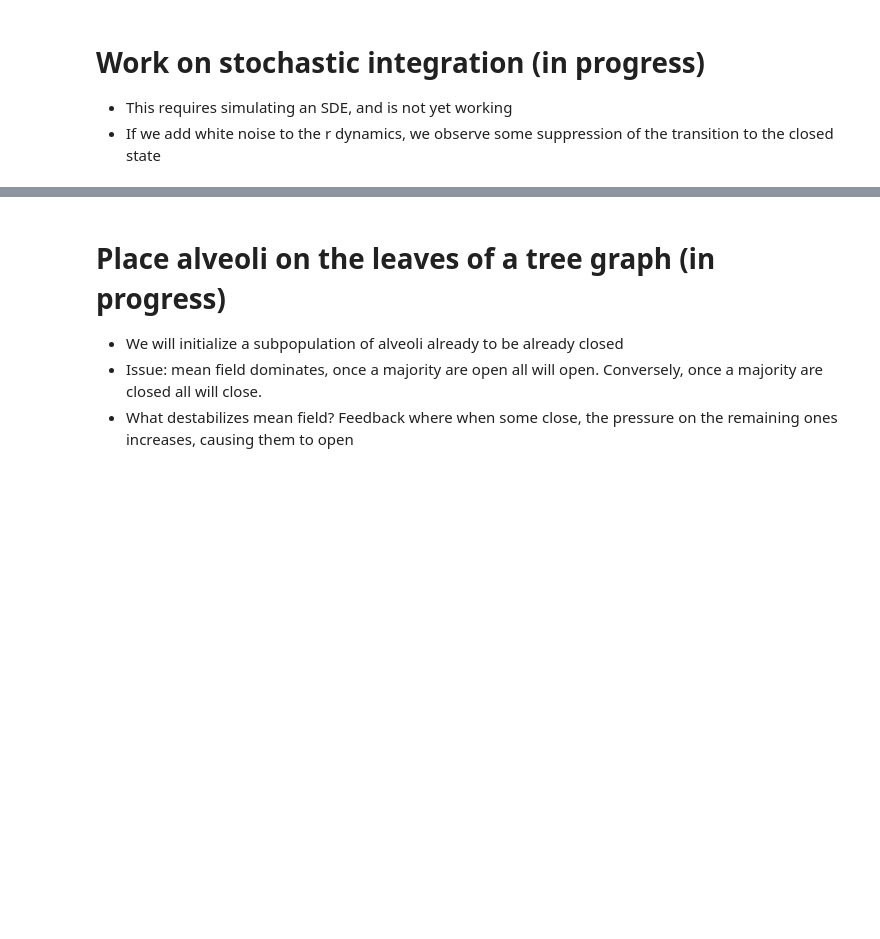
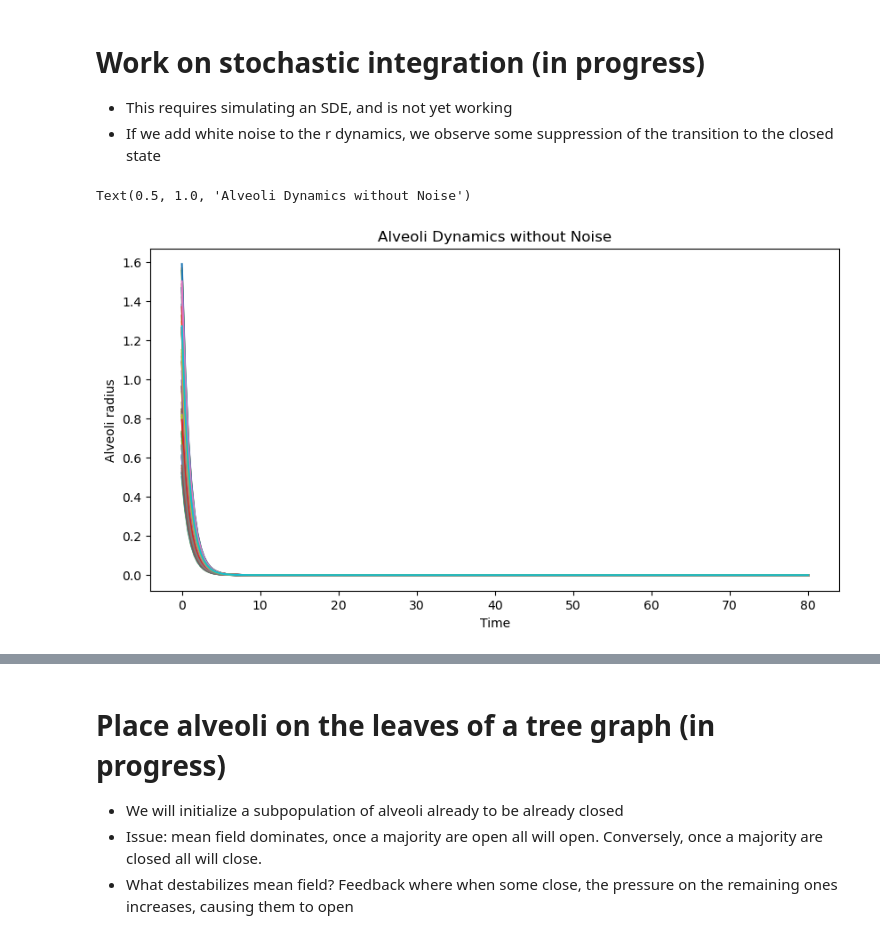
Before and after one commit to williamgilpin/alveoli, a Jupyter notebook: alveoli_model.ipynb, the cells around one changed output, grey strips where cells are left out. Saved outputs shown, nothing was run; the diff lists cells and outputs as text; code cells hidden in the pictures; blank space fills up the shorter version.

```diff
--- a/alveoli_model.ipynb
+++ b/alveoli_model.ipynb
@@ -139,67 +221,98 @@ class AlveoliModel:
     Alveoli model: elastic response function
 
     Attributes:
-        alpha (float or ndarray): the stiffness of the elastic response
-        beta (float or ndarray): the nonlinear stiffness of the elastic response
+        rclose (float or ndarray): the radius of the alveoli in the closed state
+        ropen (float or ndarray): the radius of the alveoli in the open state
+        rthresh (float or ndarray): the threshold radius for the alveoli to switch between states
         omega (float or ndarray): the frequency of the forcing
         gamma (float or ndarray): the amplitude of the forcing
         k (float or ndarray): the coupling among alveoli
-        eta (float or ndarray): the noise amplitude
     """
 
-    def __init__(self, k=1, alpha=1, beta=1, omega=1, gamma=0.1, eta=0.0):
-        self.alpha = alpha
-        self.beta = beta
+    def __init__(self, k=1, rclose=0, ropen=1, rthresh=None, omega=1, gamma=0.1, eta=0.0):
+        self.rclose = rclose
+        self.ropen = ropen
+        if rthresh is None:
+            self.rthresh = (rclose + ropen) / 2
+        else:
+            self.rthresh = rthresh
+
         self.omega = omega
         self.gamma = gamma
         self.k = k
-        self.rc = np.sqrt(self.beta / self.alpha)
         self.eta = eta
 
-    def rhs(self, t, r):
-        force = self.gamma * jnp.cos(self.omega * t)
-        rs = r - self.rc
+    # def rhs(self, t, r):
+    #     force = self.gamma * jnp.cos(self.omega * t)
+    #     rs = r - self.rc
 
-        rdot = 0.1 * force  * r # forcing term
-        rdot += -self.alpha * rs ** 3 + self.beta * rs # elastic response
-        rdot += self.k @ rs # coupling
+    #     rdot = 0.1 * force  * r # forcing term
+    #     rdot += -self.alpha * rs ** 3 + self.beta * rs # elastic response
+    #     rdot += self.k @ rs # coupling
 
+    #     return rdot
+
+    # def rhs(self, t, X):
+    #     r = X
+
+    #     # inspiration
+    #     force = self.gamma * jnp.cos(self.omega * t)
+    #     # occasional sighing, 4x amplitude in volume
+    #     force += 1.2 * smooth_pulse(t, amplitude=1.0, pulse_width=0.5, period=100.0)
+
+    #     rdot = 0
+    #     rdot += force
+    #     rdot += - (r - self.rclose) * (r - self.rthresh) * (r - self.ropen) # elastic response
+    #     rdot += np.sum(self.k * (r[None, :] - r[:, None]), axis=0) # coupling
+    #     return rdot
+
+    def rhs(self, t, X):
+        rdot = -X
         return rdot
 
     def solve(self, t, X0):
 
         t0, t1 = float(t[0]), float(t[-1])
         drift = lambda t, y, args: self.rhs(t, y)
         # diffusion = lambda t, y, args: 0.5 * t # multiplicative noise
         diffusion = lambda t, y, args: self.eta
         brownian_motion = VirtualBrownianTree(t0, t1, tol=1e-3, shape=(), key=jrandom.PRNGKey(0))
         terms = MultiTerm(ODETerm(drift), ControlTerm(diffusion, brownian_motion))
         # solver = Euler()
         solver = EulerHeun()
         # saveat = SaveAt(dense=True)
         saveat = SaveAt(ts=t)
 
         sol = diffeqsolve(terms, solver, t0, t1, dt0=0.01, y0=np.array(X0).copy(), saveat=saveat, max_steps=10000)
 
         return sol
 
 
-n_nodes = 128
+n_nodes = 60
 
-# k = 0.1 * tree_coupling_matrix(n_nodes)
-k = 2 * hyperbolic_coupling_matrix(n_nodes)
-k = 0.03 * k / np.max(k, axis=1, keepdims=True)
+k = 0.1 * tree_coupling_matrix(n_nodes).astype(float)
+# node_idx = k.shape[0] // 2
+# k[:node_idx] = 0
+rclose_vals = 0.1 + 0.01 * np.random.random(n_nodes)
+ropen_vals = 1.0 + 0.1 * np.random.normal(size=n_nodes)
+omega_vals = np.ones(n_nodes) + 0.01 * np.random.normal(size=n_nodes)
+# eq = AlveoliModel(gamma=4, k=5*k, rclose=rclose_vals, ropen=ropen_vals, omega=omega_vals) # Forcing
+eq = AlveoliModel(gamma=0.2, k=0.1 * k, rclose=rclose_vals, ropen=ropen_vals, rthresh=0.6, omega=omega_vals) # Forcing
 
-# weak disperson in frequencies
-freqs = np.ones(n_nodes) + 0.01 * np.random.randn(n_nodes)
 
-n_nodes = k.shape[0]
-eq = AlveoliModel(gamma=4, k=k, omega=freqs)
-
-t = np.linspace(0, 30, 200)
 np.random.seed(1)
-X0 = 2.0 * np.random.random(k.shape[0])
+t = np.linspace(0, 80, 200)
+X0 = 1.1 * np.random.random(k.shape[0]) + 0.5
 # np.random.seed(1)
 # X0 = np.random.random(k.shape[0]) + 0.5
 sol = eq.solve(t, X0)
+
+plt.figure(figsize=(10, 5))
+plt.plot(sol.ts, sol.ys);
+plt.xlabel('Time')
+plt.ylabel('Alveoli radius')
+plt.title('Alveoli Dynamics without Noise')
+# %% [output]
+Text(0.5, 1.0, 'Alveoli Dynamics without Noise')
+[figure, added]
 # %%
```
Also changed, not shown: parts of 7 cells of this notebook.
